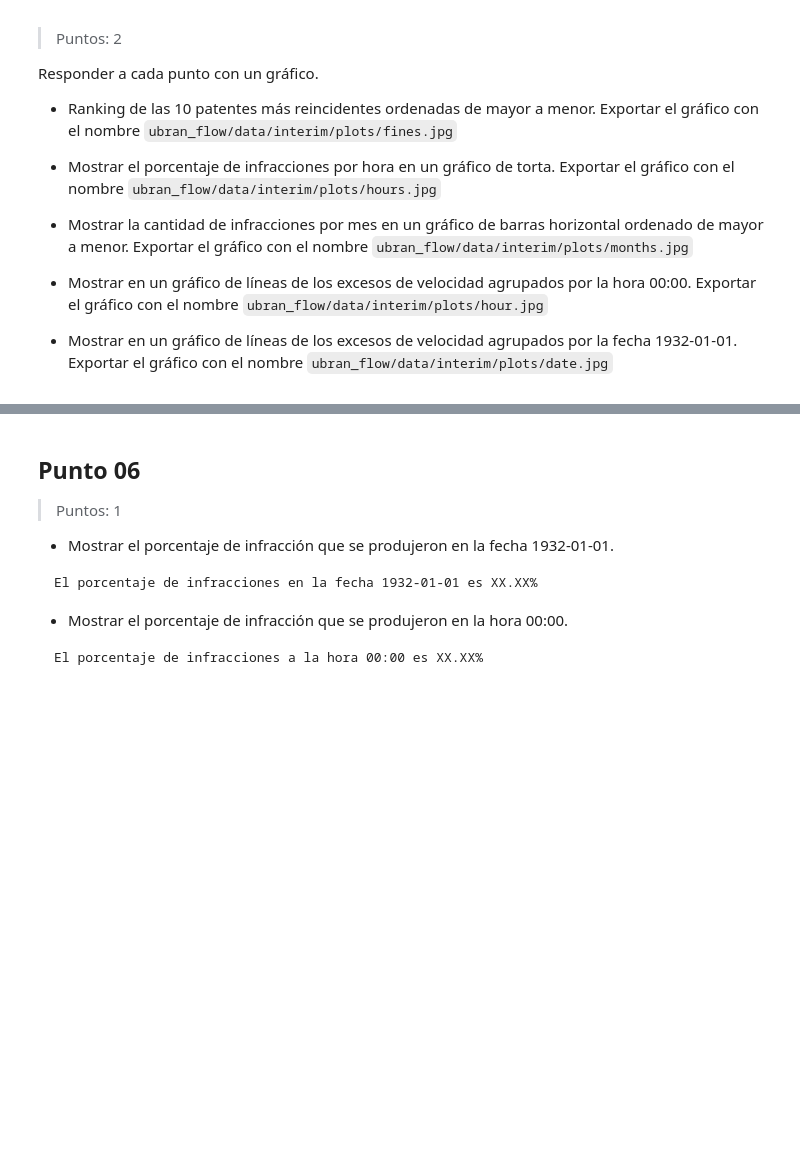
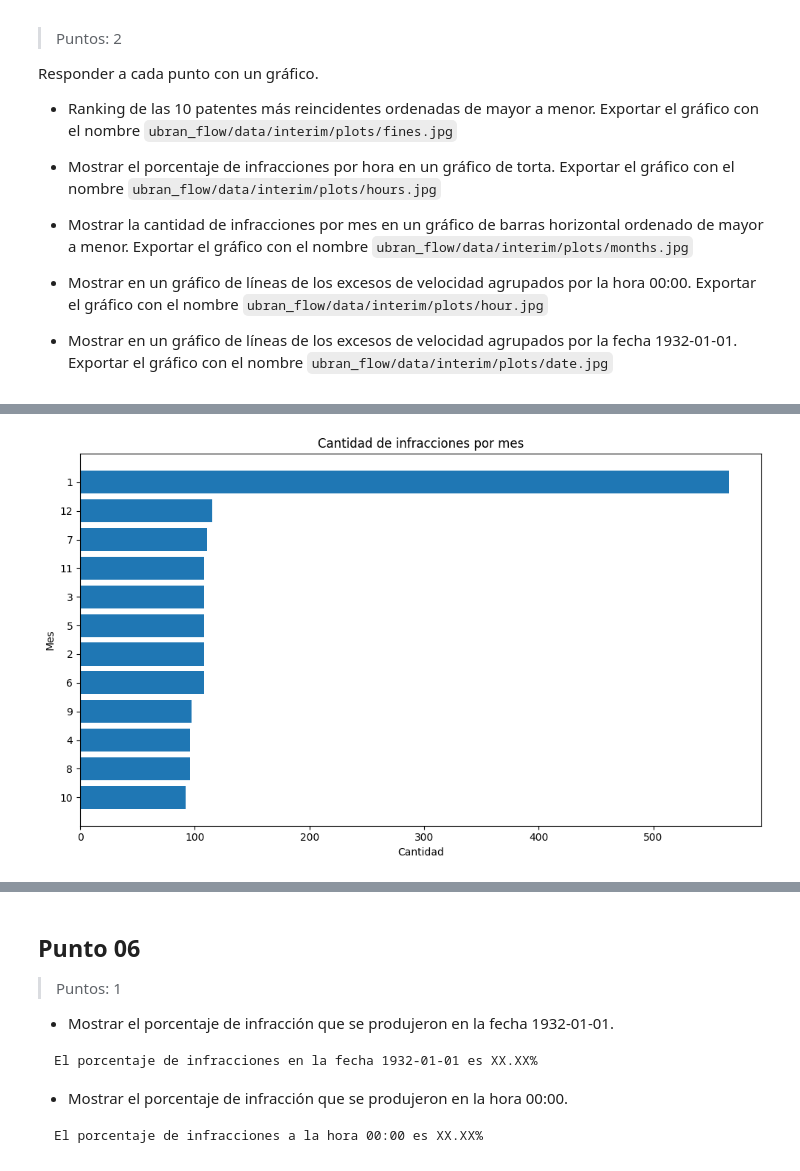
Before and after one commit to abulus1/Urban_Flow, a Jupyter notebook: 01_Urban_Flow_Fernandez_Barboza_Calderon_Sanchez.ipynb, the cells around one changed output, grey strips where cells are left out. Cells and saved outputs as stored; diff of their text form; code cells hidden in the pictures; blank space fills up the shorter version.

```diff
--- a/01_Urban_Flow_Fernandez_Barboza_Calderon_Sanchez.ipynb
+++ b/01_Urban_Flow_Fernandez_Barboza_Calderon_Sanchez.ipynb
@@ -756,0 +779,19 @@ Responder a cada punto con un gráfico.
+# %%
+df_interim["mes"] = pd.to_datetime(df_interim["fecha"]).dt.month
+
+por_mes = (
+  df_interim["mes"]
+  .value_counts()
+  .sort_values(ascending=True)
+)
+
+fig, ax = plt.subplots(figsize=(10, 6))
+ax.barh(por_mes.index.astype(str), por_mes.values)
+ax.set_title("Cantidad de infracciones por mes")
+ax.set_xlabel("Cantidad")
+ax.set_ylabel("Mes")
+plt.tight_layout()
+plt.savefig("urban_flow/data/interim/plots/months.jpg")
+plt.show()
+# %% [output]
+[figure, added]
```
Also changed, not shown: parts of 8 cells of this notebook.
